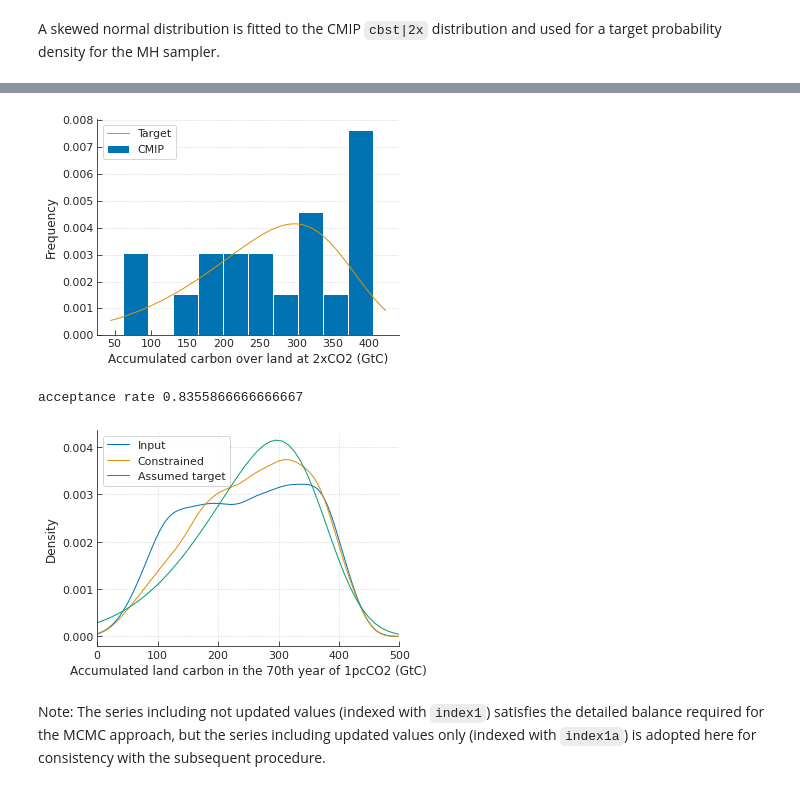
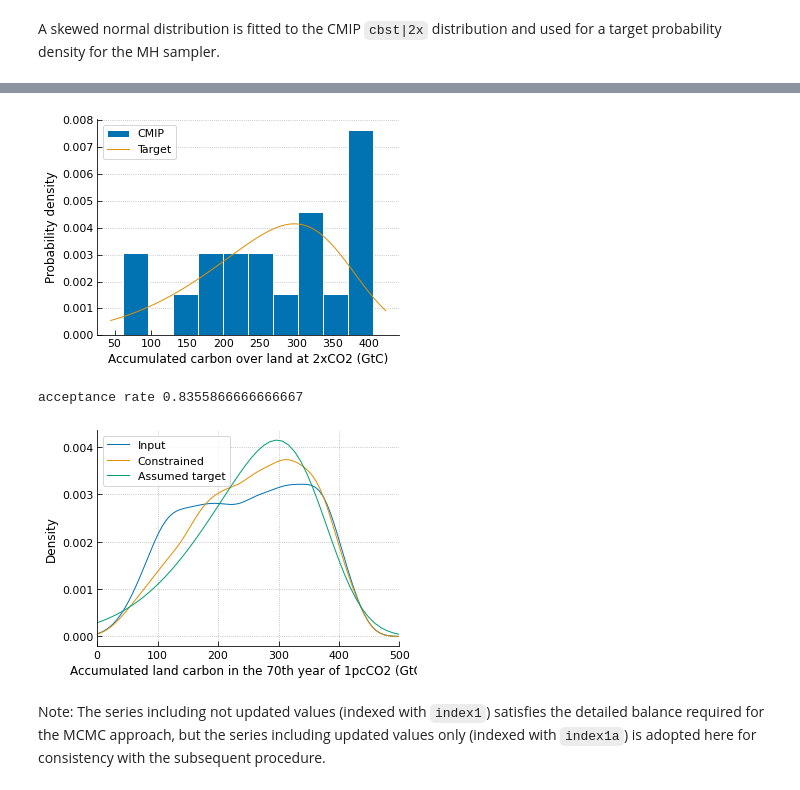
Before and after one commit to tsutsui1872/mce, a Jupyter notebook: notebook/t_genparms_rcmip2.ipynb, the cells around one changed output, grey strips where cells are left out. Cells and saved outputs as stored; diff of their text form; code cells hidden in the pictures.

```diff
--- a/notebook/t_genparms_rcmip2.ipynb
+++ b/notebook/t_genparms_rcmip2.ipynb
@@ -14,9 +14,12 @@ import seaborn as sns
+# %%
+# Plot module
+myplt = PlotBase()
 # %% [markdown]
 ## Read indicator data
 
 Here, indicators are a set of specific variables to characterize climate and carbon cycle response to changes in CO2 and other forcing factors. We use results from MCE's large-member ensemble experiments perturbed with a set of proposed parameters that broadly encompasses a CMIP multi-model ensemble. Currently, the data file is out of this repository, but a similar procedure is described in [`t_genparms.ipynb`](./t_genparms.ipynb).
 # %%
-ncf_calib = Dataset('../untracked/indicators_calib.nc')
+ncf_calib = Dataset('untracked/indicators_calib.nc')
 ncf_calib.dimensions
 # %% [output]
 {'ensemble_member': <class 'netCDF4._netCDF4.Dimension'>: name = 'ensemble_member', size = 150000}
@@ -108,7 +111,9 @@ BCC-CSM1.1     cmip5    268.     381.     1248.    647.     716.     3176.
 IPSL-CM5A-LR   cmip5    264.     381.     1240.    670.     741.     3214.
 MPI-ESM-LR     cmip5    256.     403.     1258.    632.     825.     3270.
 """
-df_parms_cmip_esm = pd.read_table(StringIO(text), comment='#', delim_whitespace=True)
+df_parms_cmip_esm = pd.read_table(
+    StringIO(text), comment='#', delim_whitespace=True,
+)
 df_parms_cmip_esm
 # %% [output]
 |  | model | mip | coct|2x | cbst|2x | ctot|2x | coct|4x | cbst|4x | ctot|4x |
@@ -145,16 +150,19 @@ cbst|2x (-2.761983351435631,) {'loc': 373.328278554515, 'scale': 155.62953259861
 # %%
-p1 = wrap_plotspace()
-ax = p1.figure.axes[0]
-p1.despine(ax)
-df_parms_cmip_esm['cbst|2x'].plot(kind='hist', density=True, label='CMIP')
+myplt.init_regular()
+ax = myplt(0)
+ax.hist(
+    df_parms_cmip_esm['cbst|2x'],
+    density=True, label='CMIP', edgecolor='w', zorder=2,
+)
 xlim = ax.get_xlim()
 x = np.linspace(*xlim)
 ax.plot(x, rv.pdf(x), label='Target')
 ax.legend()
 ax.set_xlabel('Accumulated carbon over land at 2xCO2 (GtC)')
+ax.set_ylabel('Probability density')
 ax.grid(axis='y')
 # %% [output]
-[figure, old version]
+[figure, new version]
 # %%
 obj_mh = SamplingMH(
     pd.Series(ncf_calib.variables['cbst__y70__1pctCO2'][:]),
@@ -167,19 +175,21 @@ acceptance rate 0.8355866666666667
 # %%
 d1 = pd.Series(ncf_calib.variables['cbst__y70__1pctCO2'][:])
 xlim = (0., 500.)
-p1 = wrap_plotspace()
-ax = p1.figure.axes[0]
-p1.despine(ax)
+
+myplt.init_general()
+ax = myplt(0)
+
 d1.loc[:].iloc[:2000].plot(ax=ax, kind='kde', label='Input')
 d1.loc[index1a].iloc[:2000].plot(ax=ax, kind='kde', label='Constrained')
 x = np.linspace(*xlim)
 ax.plot(x, rv_indicators['cbst|2x'].pdf(x), label='Assumed target')
+
 ax.legend()
 ax.set_xlim(*xlim)
 ax.set_xlabel('Accumulated land carbon in the 70th year of 1pcCO2 (GtC)')
 ax.grid()
 # %% [output]
-[figure, old version]
+[figure, new version]
 # %% [markdown]
 Note: The series including not updated values (indexed with `index1`) satisfies the detailed balance required for the MCMC approach, but the series including updated values only (indexed with `index1a`) is adopted here for consistency with the subsequent procedure.
 # %% [markdown]
```
Also changed, not shown: parts of 13 cells of this notebook.
